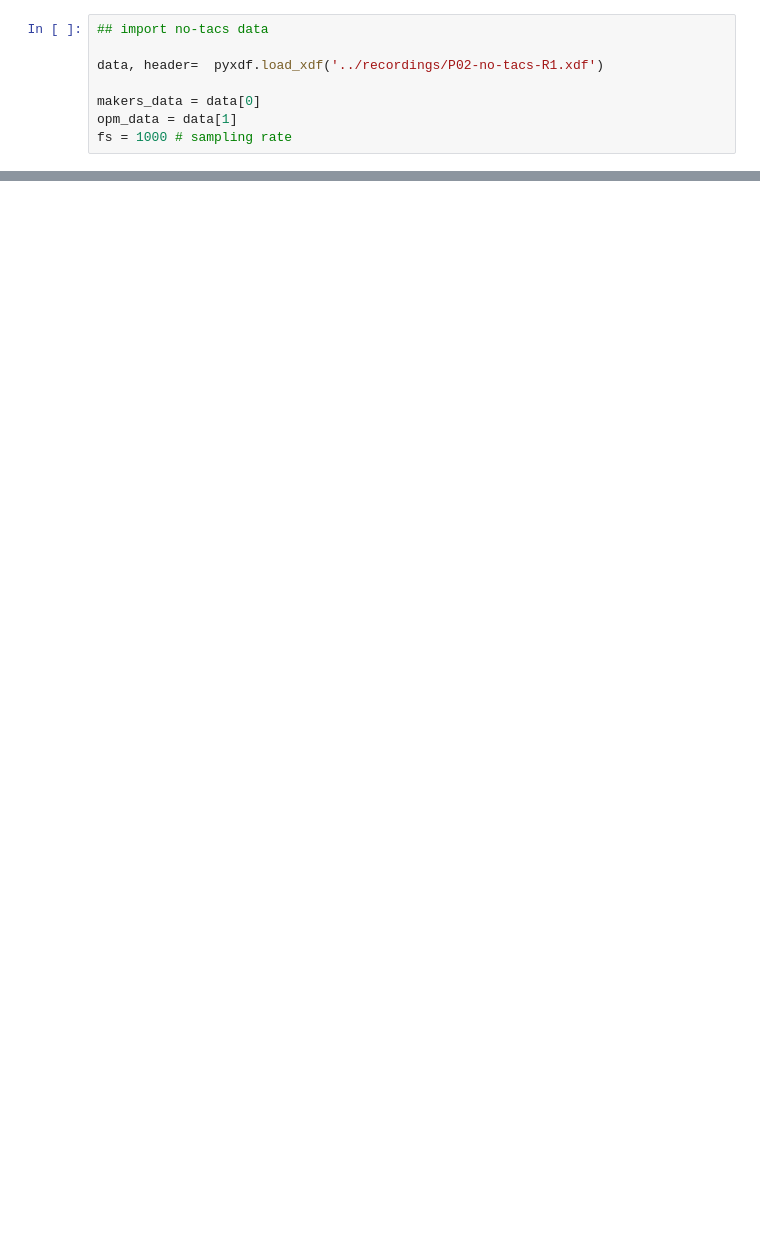
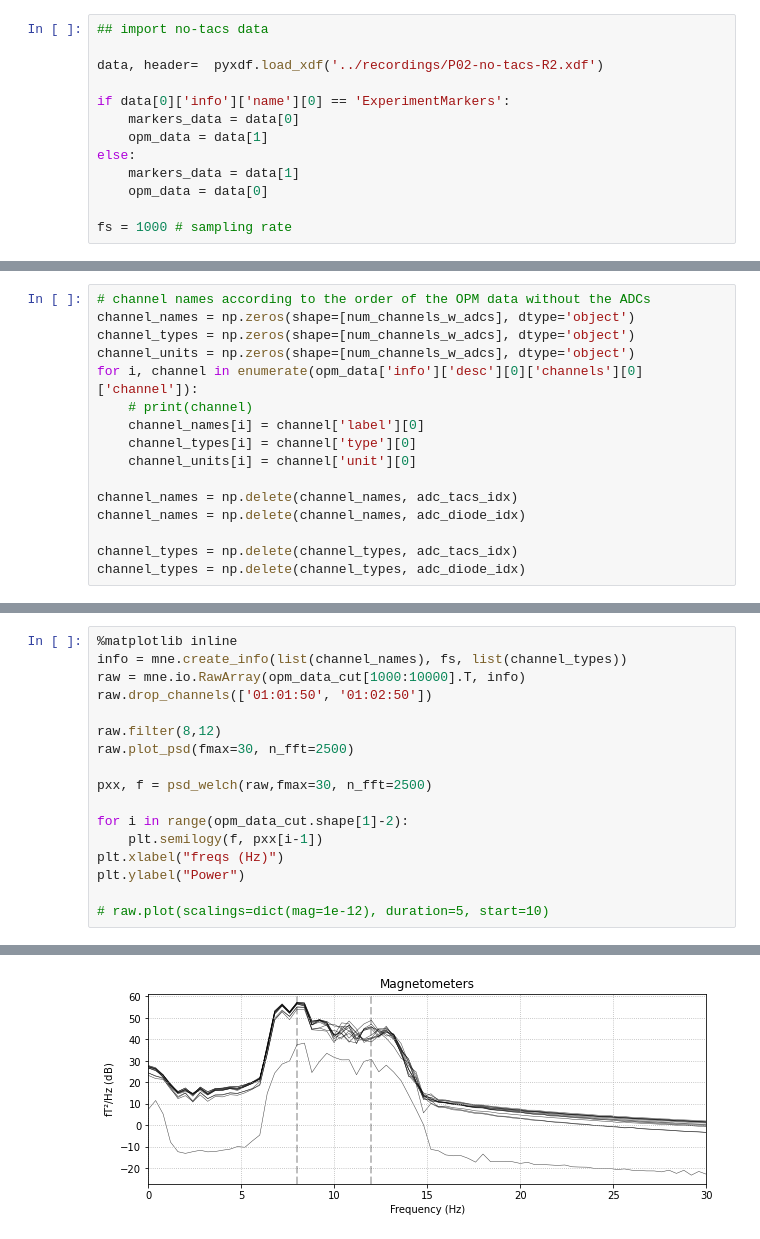
Before and after one commit to Vincentvjj/opm_tacs_flicker, a Jupyter notebook: analysis/analysis.ipynb, the cells around one changed output, grey strips where cells are left out. Drawn from its saved outputs; the diff is of its cells as text; blank space fills up the shorter version.

```diff
--- a/analysis/analysis.ipynb
+++ b/analysis/analysis.ipynb
@@ -8,8 +11,13 @@ import mne
 # %%
 ## import no-tacs data
 
-data, header=  pyxdf.load_xdf('../recordings/P02-no-tacs-R1.xdf')
+data, header=  pyxdf.load_xdf('../recordings/P02-no-tacs-R2.xdf')
 
-makers_data = data[0]
-opm_data = data[1]
+if data[0]['info']['name'][0] == 'ExperimentMarkers':
+    markers_data = data[0]
+    opm_data = data[1]
+else:
+    markers_data = data[1]
+    opm_data = data[0]
+
 fs = 1000 # sampling rate
@@ -51,0 +68,16 @@ for i, channel in enumerate(opm_data['info']['desc'][0]['channels'][0]['channel'
+# %%
+# channel names according to the order of the OPM data without the ADCs
+channel_names = np.zeros(shape=[num_channels_w_adcs], dtype='object')
+channel_types = np.zeros(shape=[num_channels_w_adcs], dtype='object')
+channel_units = np.zeros(shape=[num_channels_w_adcs], dtype='object')
+for i, channel in enumerate(opm_data['info']['desc'][0]['channels'][0]['channel']):
+    # print(channel)
+    channel_names[i] = channel['label'][0]
+    channel_types[i] = channel['type'][0]
+    channel_units[i] = channel['unit'][0]
+
+channel_names = np.delete(channel_names, adc_tacs_idx)
+channel_names = np.delete(channel_names, adc_diode_idx)
+
+channel_types = np.delete(channel_types, adc_tacs_idx)
+channel_types = np.delete(channel_types, adc_diode_idx)
@@ -51,0 +86,18 @@ for i, channel in enumerate(opm_data['info']['desc'][0]['channels'][0]['channel'
+# %%
+%matplotlib inline
+info = mne.create_info(list(channel_names), fs, list(channel_types))
+raw = mne.io.RawArray(opm_data_cut[1000:10000].T, info)
+raw.drop_channels(['01:01:50', '01:02:50'])
+
+raw.filter(8,12)
+raw.plot_psd(fmax=30, n_fft=2500)
+
+pxx, f = psd_welch(raw,fmax=30, n_fft=2500)
+
+for i in range(opm_data_cut.shape[1]-2):
+    plt.semilogy(f, pxx[i-1])
+plt.xlabel("freqs (Hz)")
+plt.ylabel("Power")
+
+# raw.plot(scalings=dict(mag=1e-12), duration=5, start=10)
+# %% [output]
@@ -51,0 +122 @@ for i, channel in enumerate(opm_data['info']['desc'][0]['channels'][0]['channel'
+[figure, added]
```
Also changed, not shown: parts of 10 cells of this notebook, 1 other file.
